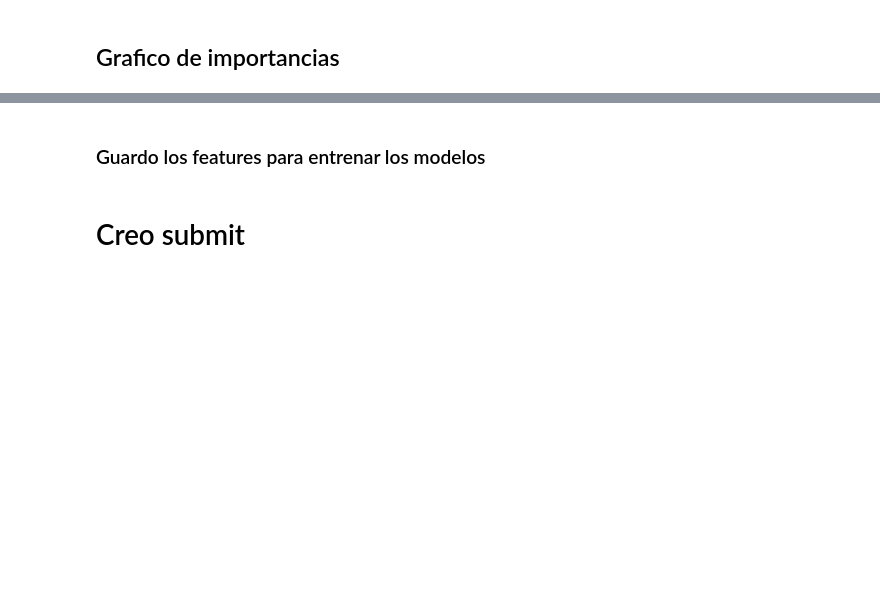
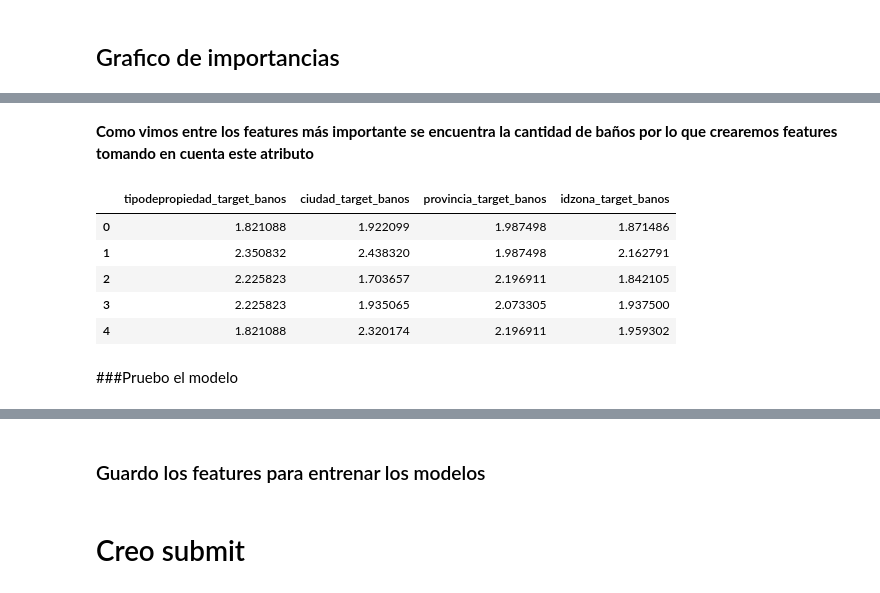
Before and after one commit to luctiz/Grupo43-TP2, a Jupyter notebook: TP2.ipynb, the cells around one changed output, grey strips where cells are left out. Cells and saved outputs as stored; diff of their text form; code cells hidden in the pictures; blank space fills up the shorter version.

```diff
--- a/TP2.ipynb
+++ b/TP2.ipynb
@@ -471,0 +526,2 @@ mostrar_importancias(X,Y,RF_model, -10)
+# %% [markdown]
+**Como vimos entre los features más importante se encuentra la cantidad de baños por lo que crearemos features tomando en cuenta este atributo**
@@ -471,0 +534,11 @@ mostrar_importancias(X,Y,RF_model, -10)
+# %%
+target_encoder_banos.head()
+# %% [output]
+|  | tipodepropiedad_target_banos | ciudad_target_banos | provincia_target_banos | idzona_target_banos |
+| 0 | 1.821088 | 1.922099 | 1.987498 | 1.871486 |
+| 1 | 2.350832 | 2.438320 | 1.987498 | 2.162791 |
+| 2 | 2.225823 | 1.703657 | 2.196911 | 1.842105 |
+| 3 | 2.225823 | 1.935065 | 2.073305 | 1.937500 |
+| 4 | 1.821088 | 2.320174 | 2.196911 | 1.959302 |
+# %% [markdown]
+###Pruebo el modelo
```
Also changed, not shown: parts of 20 cells of this notebook.
